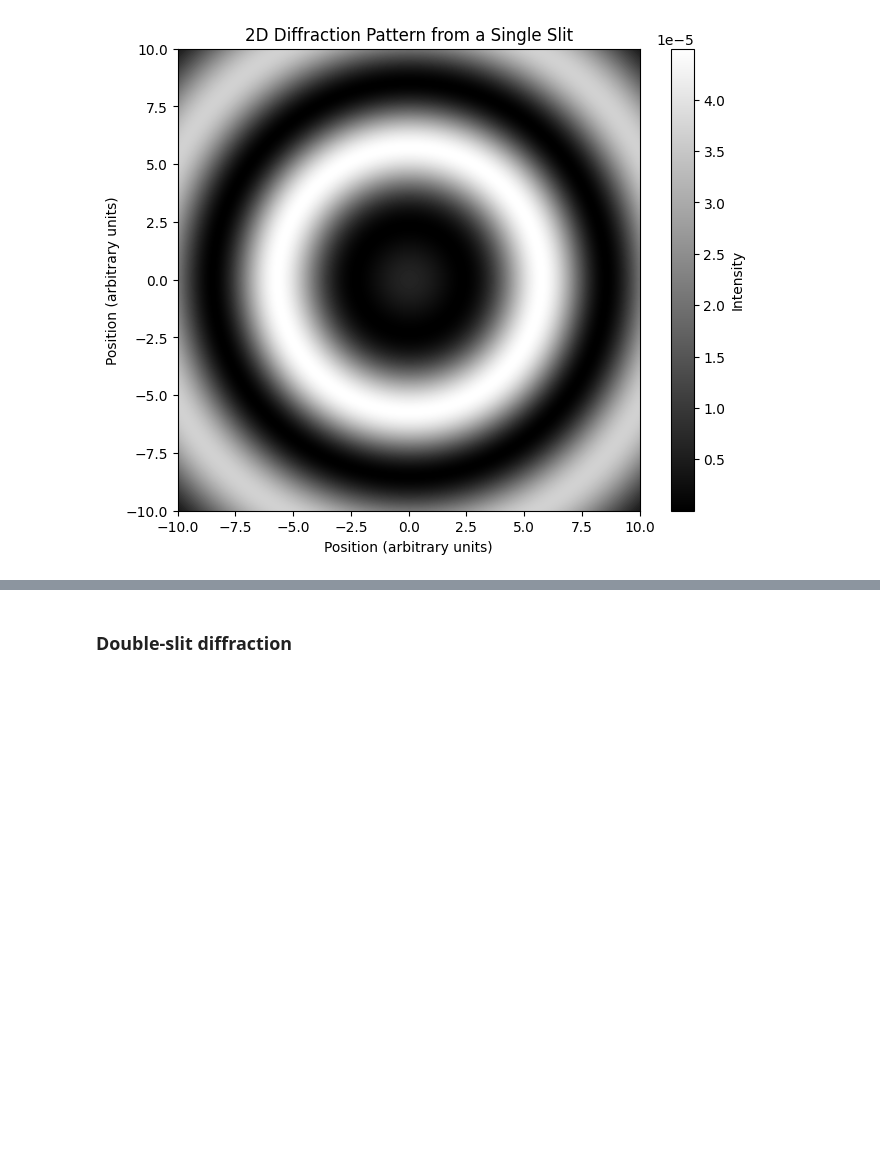
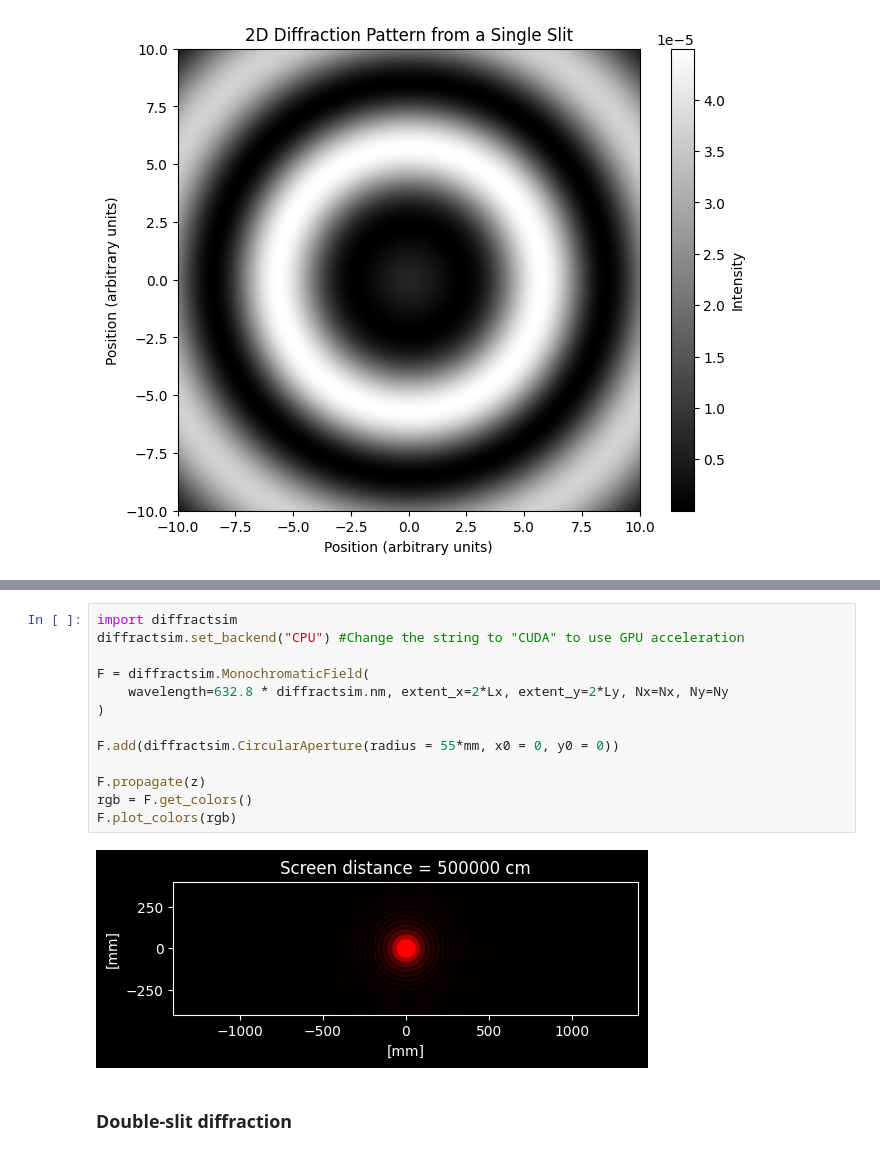
Before and after one commit to MariyaSV78/notebook_Diffraction, a Jupyter notebook: Diffraction.ipynb, the cells around one changed output, grey strips where cells are left out. Cells and saved outputs as stored; diff of their text form; blank space fills up the shorter version.

```diff
--- a/Diffraction.ipynb
+++ b/Diffraction.ipynb
@@ -248,3 +309,18 @@ plt.show()
+# %%
+import diffractsim
+diffractsim.set_backend("CPU") #Change the string to "CUDA" to use GPU acceleration
+
+F = diffractsim.MonochromaticField(
+    wavelength=632.8 * diffractsim.nm, extent_x=2*Lx, extent_y=2*Ly, Nx=Nx, Ny=Ny
+)
+
+F.add(diffractsim.CircularAperture(radius = 55*mm, x0 = 0, y0 = 0))
+
+F.propagate(z)
+rgb = F.get_colors()
+F.plot_colors(rgb)
+# %% [output]
+[figure, added]
 # %% [markdown]
 ### Double-slit diffraction
 # %% [markdown]
```
Also changed, not shown: parts of 8 cells of this notebook.
